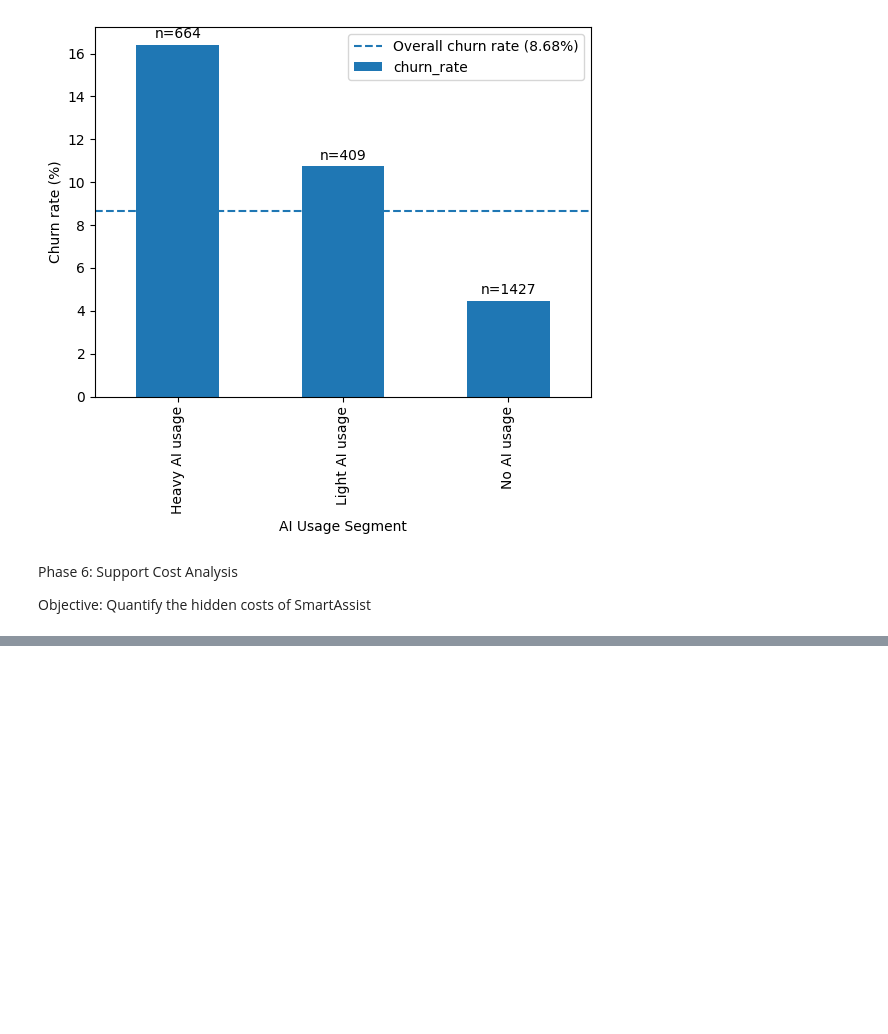
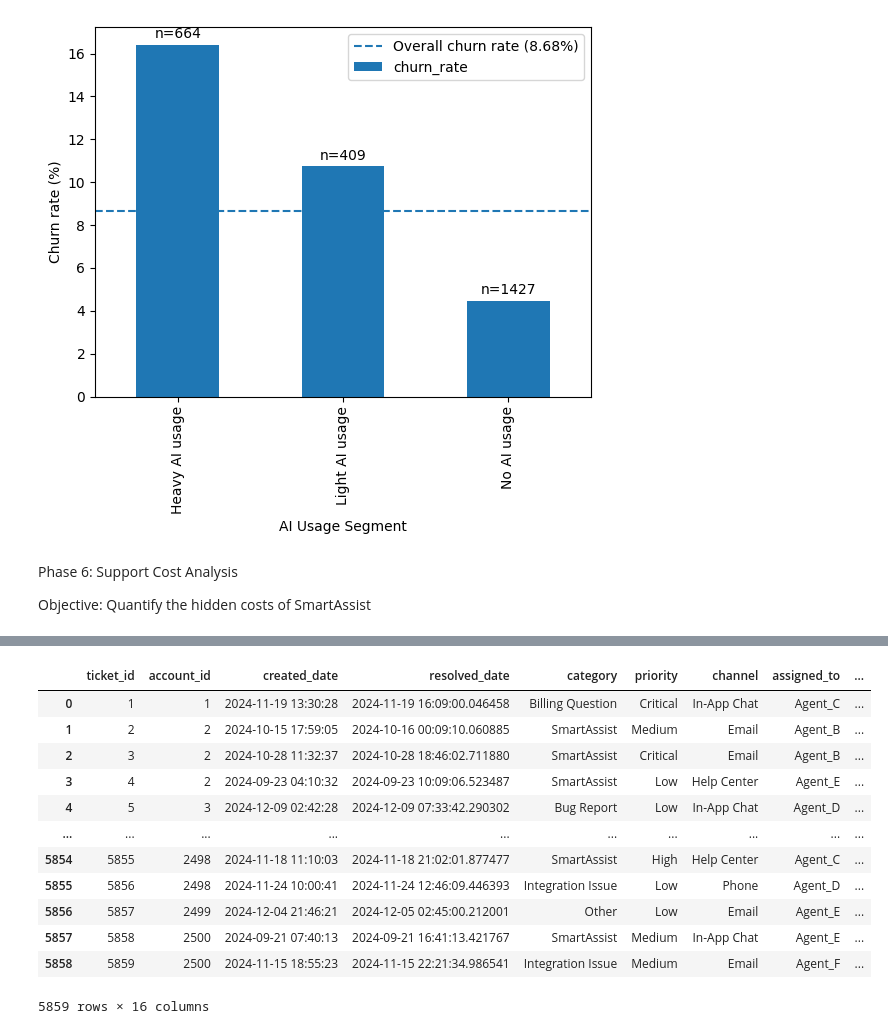
Before and after one commit to Vaishnav09/ai-product-impact-analysis, a Jupyter notebook: notebooks/01_data_exploration.ipynb, the cells around one changed output, grey strips where cells are left out. Cells and saved outputs as stored; diff of their text form; code cells hidden in the pictures; blank space fills up the shorter version.

```diff
--- a/notebooks/01_data_exploration.ipynb
+++ b/notebooks/01_data_exploration.ipynb
@@ -811,3 +805,3 @@ Name: ticket_description, Length: 5859, dtype: str
 # %%
 ai_keywords = r"smartassist|smart assist\bai\b|ai"
-support_ticketssupport_tickets[support_tickets['ticket_description'].str.lower().str.contains('r"\bai\b"| smartassist | smart assist')]
+support_tickets['is_ai_related']=(support_tickets['ticket_description'].str.contains(ai_keywords)) | (support_tickets['category'].str.lower() == 'smartassist')
@@ -824,0 +817,17 @@ support_tickets[(support_tickets['category'].str.lower() == 'smartassist') & (su
+# %%
+support_tickets['created_date']=pd.to_datetime(support_tickets['created_date'])
+support_tickets
+# %% [output]
+|  | ticket_id | account_id | created_date | resolved_date | category | priority | channel | assigned_to | ... |
+| 0 | 1 | 1 | 2024-11-19 13:30:28 | 2024-11-19 16:09:00.046458 | Billing Question | Critical | In-App Chat | Agent_C | ... |
+| 1 | 2 | 2 | 2024-10-15 17:59:05 | 2024-10-16 00:09:10.060885 | SmartAssist | Medium | Email | Agent_B | ... |
+| 2 | 3 | 2 | 2024-10-28 11:32:37 | 2024-10-28 18:46:02.711880 | SmartAssist | Critical | Email | Agent_B | ... |
+| 3 | 4 | 2 | 2024-09-23 04:10:32 | 2024-09-23 10:09:06.523487 | SmartAssist | Low | Help Center | Agent_E | ... |
+| 4 | 5 | 3 | 2024-12-09 02:42:28 | 2024-12-09 07:33:42.290302 | Bug Report | Low | In-App Chat | Agent_D | ... |
+| ... | ... | ... | ... | ... | ... | ... | ... | ... | ... |
+| 5854 | 5855 | 2498 | 2024-11-18 11:10:03 | 2024-11-18 21:02:01.877477 | SmartAssist | High | Help Center | Agent_C | ... |
+| 5855 | 5856 | 2498 | 2024-11-24 10:00:41 | 2024-11-24 12:46:09.446393 | Integration Issue | Low | Phone | Agent_D | ... |
+| 5856 | 5857 | 2499 | 2024-12-04 21:46:21 | 2024-12-05 02:45:00.212001 | Other | Low | Email | Agent_E | ... |
+| 5857 | 5858 | 2500 | 2024-09-21 07:40:13 | 2024-09-21 16:41:13.421767 | SmartAssist | Medium | In-App Chat | Agent_E | ... |
+| 5858 | 5859 | 2500 | 2024-11-15 18:55:23 | 2024-11-15 22:21:34.986541 | Integration Issue | Medium | Email | Agent_F | ... |
+5859 rows × 16 columns
```
Also changed, not shown: parts of 20 cells of this notebook.
